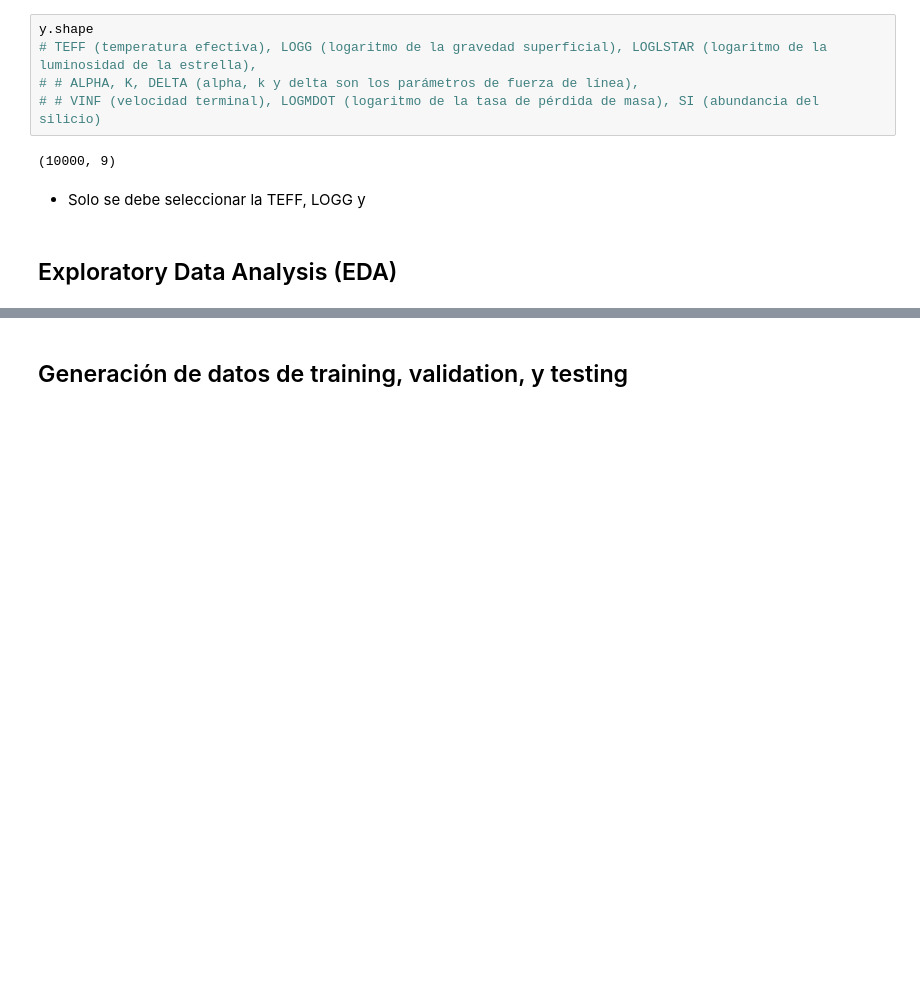
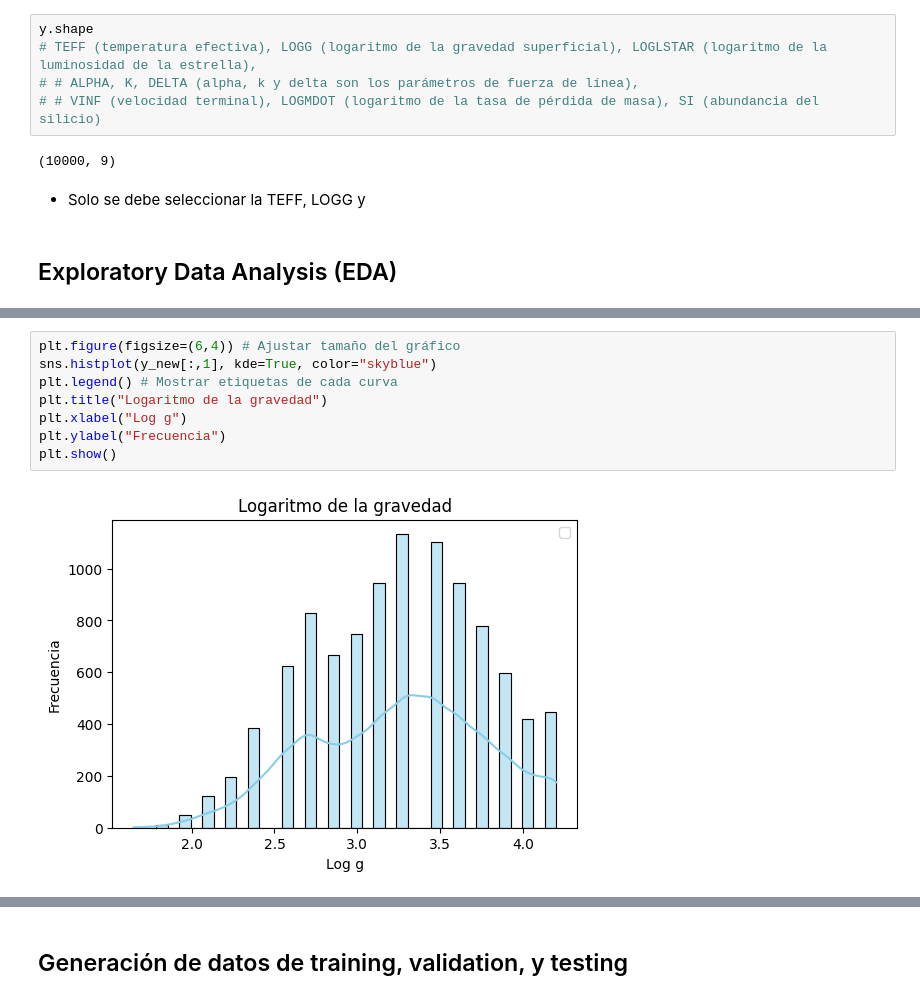
Before and after one commit to rpezoa/mlvalpo, a Jupyter notebook: proyecto_parametros_estelares.ipynb, the cells around one changed output, grey strips where cells are left out. Drawn from its saved outputs; the diff is of its cells as text; blank space fills up the shorter version.

```diff
--- a/proyecto_parametros_estelares.ipynb
+++ b/proyecto_parametros_estelares.ipynb
@@ -88,0 +106,10 @@ y.shape
+# %%
+plt.figure(figsize=(6,4)) # Ajustar tamaño del gráfico
+sns.histplot(y_new[:,1], kde=True, color="skyblue")
+plt.legend() # Mostrar etiquetas de cada curva
+plt.title("Logaritmo de la gravedad")
+plt.xlabel("Log g")
+plt.ylabel("Frecuencia")
+plt.show()
+# %% [output]
+[figure, added]
```
Also changed, not shown: parts of 24 cells of this notebook.
